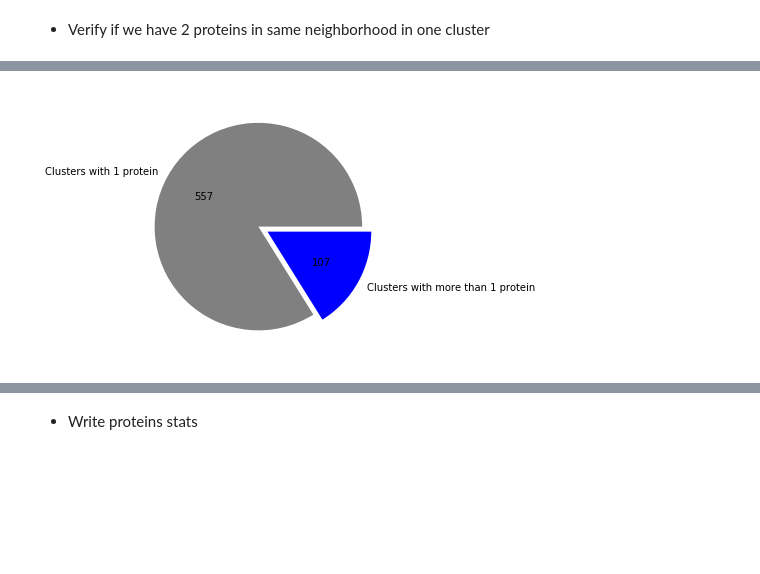
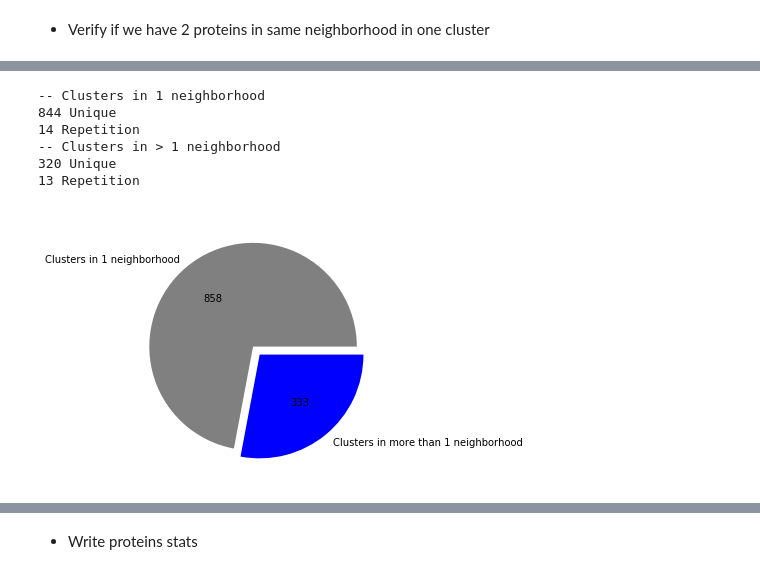
Before and after one commit to MMSB-MOBI/NOX_analysis, a Jupyter notebook: notebook/Neighborhood_analysis.ipynb, the cells around one changed output, grey strips where cells are left out. Saved outputs shown, nothing was run; the diff lists cells and outputs as text; code cells hidden in the pictures; blank space fills up the shorter version.

Commit message:
Full analysis no obsolete

```diff
--- a/notebook/Neighborhood_analysis.ipynb
+++ b/notebook/Neighborhood_analysis.ipynb
@@ -33,5 +30,5 @@ def load(fileName):
 # %% [markdown]
 ### Load data
 # %%
-data=load("NOX_annotation_fullPfam_withProteinFound_20190503-144849.pickle")
+data=load("NOX_annotation_fullPfam_filteredDomains_20190509-124507.pickle")
 # %% [output]
@@ -82,2 +35,0 @@ data structure saved to /Volumes/arwen/mobi/group/NOX_CH/pickle_saved/NOX_annota
-# %%
-data=load("NOX_annotation_withGenomeRef_20190503-145326.pickle")
@@ -134,3 +85,3 @@ data structure saved to /Volumes/arwen/mobi/group/NOX_CH/pickle_saved/NOX_annota
 # %%
-data=load("NOX_annotation_withNeighborhood_20190503-150851.pickle")
+data=load("NOX_annotation_withNeighborhood_20190509-141816.pickle")
 # %% [output]
@@ -195,13 +154,2 @@ print(str(len(dic_cluster))+" clusters have been created.")
 # %% [markdown]
 * Verify if we have 2 proteins in same neighborhood in one cluster
-# %%
-c_nosingle=0
-for c in dic_cluster :
-    if len(dic_cluster[c]['seq'])>1:
-        c_nosingle+=1
-        set_link_protein=set()
-        for seq in dic_cluster[c]['seq']:
-            set_link_protein.add(seq.split("+")[1])
-        if len(dic_cluster[c]['seq'])!=len(set_link_protein):
-            print("Cluster "+c+" contains proteins in same neighborhood. HANDLE IT !!!!")
-print(str(c_nosingle)+" cluster contains more than 1 protein.")
@@ -210,11 +211,47 @@ print(str(c_nosingle)+" cluster contains more than 1 protein.")
 # %%
-labels='Clusters with 1 protein','Clusters with more than 1 protein'
-size=[len(dic_cluster)-c_nosingle,c_nosingle]
+labels='Clusters in 1 neighborhood','Clusters in more than 1 neighborhood'
+one_neighborhood=[c for c in dic_cluster if len(dic_cluster[c])==1]
+several_neighborhood=[c for c in dic_cluster if len(dic_cluster[c])>1]
+size=[len(one_neighborhood),len(several_neighborhood)]
 explode=(0,0.1)
 colors=['grey','blue']
 plt.pie(size,labels=labels,explode=explode,colors=colors,autopct=lambda p: '{:.0f}'.format(p * len(dic_cluster) / 100))
 plt.tight_layout()
 plt.savefig("/Users/chilpert/Work/NOX_visu/clusters_size.pdf", bbox_inches='tight',format="pdf")
+
+one_unique=0
+one_rep=0
+for c in one_neighborhood :
+    for nox in dic_cluster[c]:
+        if len(dic_cluster[c][nox]["seqs"])>1:
+            one_rep+=1
+        else:
+            one_unique+=1
+
+several_unique=0
+several_rep=0
+for c in several_neighborhood:
+    unique=True
+    for nox in dic_cluster[c]:
+        if len(dic_cluster[c][nox]["seqs"]) > 1:
+            unique=False
+    if unique:
+        several_unique+=1
+    else:
+        several_rep+=1
+
+print("-- Clusters in 1 neighborhood")
+print(one_unique,"Unique")
+print(one_rep,"Repetition")
+print("-- Clusters in > 1 neighborhood")
+print(several_unique,"Unique")
+print(several_rep,"Repetition")
 # %% [output]
+-- Clusters in 1 neighborhood
+844 Unique
+14 Repetition
+-- Clusters in > 1 neighborhood
+320 Unique
+13 Repetition
-[figure, old version]
+[figure, new version]
 # %%
```
Also changed, not shown: parts of 86 cells of this notebook, 2 other files.
